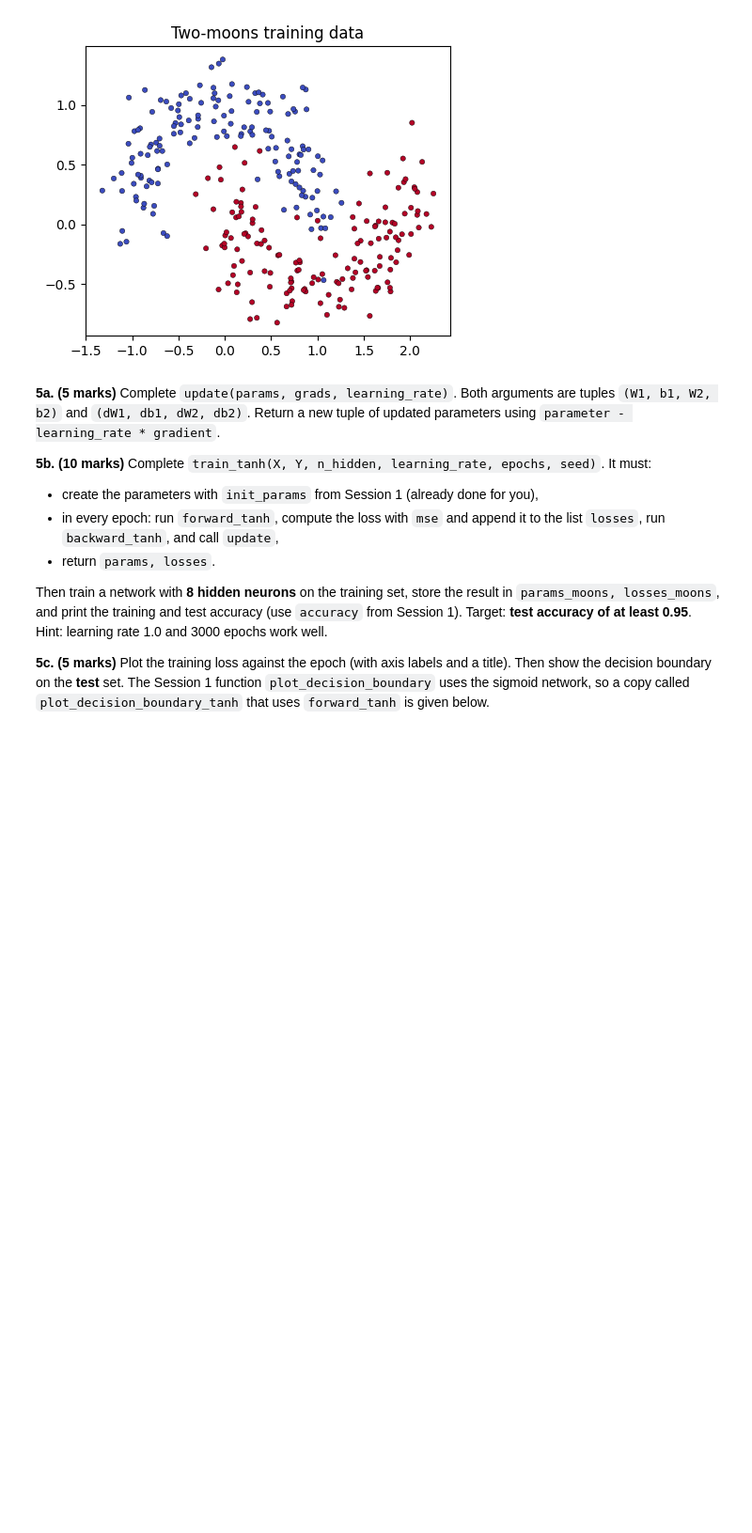
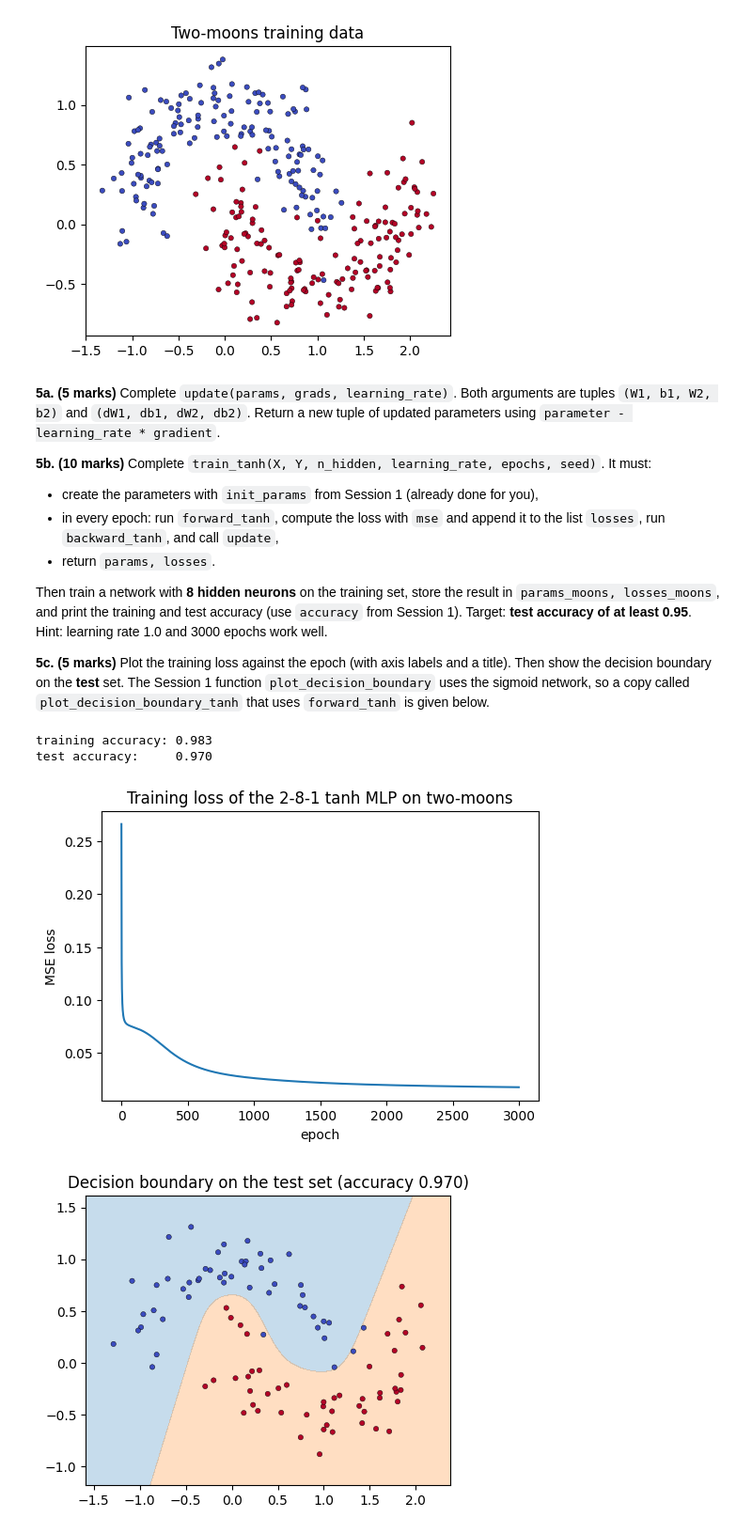
Before and after one commit to ydgbii/Lab3_-A85205224011-., a Jupyter notebook: Lab3_<A85205224011>.ipynb, the cells around one changed output. Shown at 94% size. Drawn from its saved outputs; the diff is of its cells as text; code cells hidden in the pictures; blank space fills up the shorter version.

```diff
--- a/Lab3_<A85205224011>.ipynb
+++ b/Lab3_<A85205224011>.ipynb
@@ -1024,14 +1020,18 @@ We split the backward pass into two functions, one per layer.
 # %%
 def backward_output(A1, A2, Y):
     N = Y.shape[0]
-    # YOUR CODE HERE
-    raise NotImplementedError()
+    dA2 = 2 * (A2 - Y) / N
+    dZ2 = dA2 * A2 * (1 - A2)
+    dW2 = A1.T @ dZ2
+    db2 = np.sum(dZ2, axis=0, keepdims=True)
     return dZ2, dW2, db2
 
 
 def backward_hidden(X, A1, dZ2, W2):
-    # YOUR CODE HERE
-    raise NotImplementedError()
+    dA1 = dZ2 @ W2.T
+    dZ1 = dA1 * (1 - A1 ** 2)
+    dW1 = X.T @ dZ1
+    db1 = np.sum(dZ1, axis=0, keepdims=True)
     return dW1, db1
 
 
@@ -1124,8 +1135,10 @@ Then train a network with **8 hidden neurons** on the training set, store the re
 def update(params, grads, learning_rate):
     W1, b1, W2, b2 = params
     dW1, db1, dW2, db2 = grads
-    # YOUR CODE HERE
-    raise NotImplementedError()
+    W1 = W1 - learning_rate * dW1
+    b1 = b1 - learning_rate * db1
+    W2 = W2 - learning_rate * dW2
+    b2 = b2 - learning_rate * db2
     return W1, b1, W2, b2
 
 
@@ -1133,6 +1146,8 @@ def train_tanh(X, Y, n_hidden=8, learning_rate=1.0, epochs=3000, seed=0):
     params = init_params(X.shape[1], n_hidden, seed)
     losses = []
     for epoch in range(epochs):
-        # YOUR CODE HERE
-        raise NotImplementedError()
+        A1, A2 = forward_tanh(X, *params)
+        losses.append(mse(A2, Y))
+        grads = backward_tanh(X, Y, A1, A2, params[2])
+        params = update(params, grads, learning_rate)
     return params, losses
@@ -1142,3 +1154,15 @@ def train_tanh(X, Y, n_hidden=8, learning_rate=1.0, epochs=3000, seed=0):
+# %%
+# 5b: train on the two-moons data and report the accuracies
+# YOUR CODE HERE
+params_moons, losses_moons = train_tanh(X_train, Y_train, n_hidden=8, learning_rate=1.0, epochs=3000, seed=0)
+
+_, A2_train = forward_tanh(X_train, *params_moons)
+_, A2_test = forward_tanh(X_test, *params_moons)
+print(f"training accuracy: {accuracy(A2_train, Y_train):.3f}")
+print(f"test accuracy:     {accuracy(A2_test, Y_test):.3f}")
+# %% [output]
+training accuracy: 0.983
+test accuracy:     0.970
 # %%
 # Given: decision boundary plot for the tanh network. Do not modify.
 def plot_decision_boundary_tanh(params, X, Y, title=""):
@@ -1157,3 +1178,18 @@ def plot_decision_boundary_tanh(params, X, Y, title=""):
+# %%
+# 5c: your plots
+# YOUR CODE HERE
+plt.figure(figsize=(6, 4))
+plt.plot(losses_moons)
+plt.xlabel("epoch")
+plt.ylabel("MSE loss")
+plt.title("Training loss of the 2-8-1 tanh MLP on two-moons")
+plt.show()
+
+plot_decision_boundary_tanh(params_moons, X_test, Y_test,
+                            title=f"Decision boundary on the test set (accuracy {accuracy(A2_test, Y_test):.3f})")
+# %% [output]
+[figure, added]
+[figure, added]
 # %%
 # Check cell for Exercise 5. Do not modify.
 def _check_5a():
```
Also changed, not shown: parts of 11 cells of this notebook.
